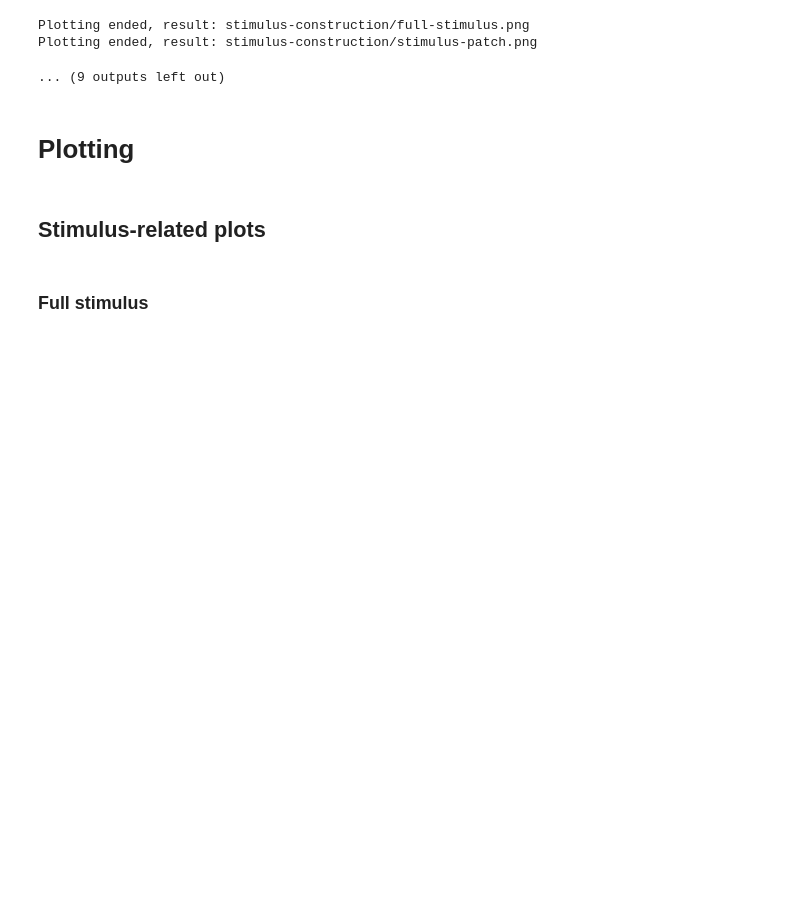
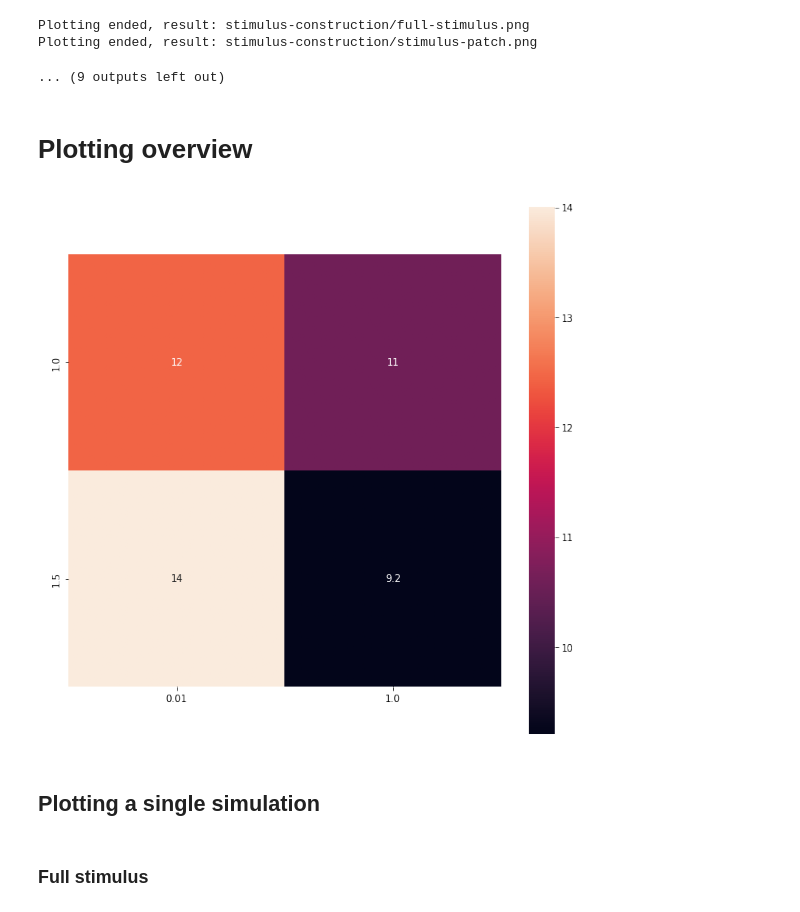
Before and after one commit to thatmariia/grid-ping, a Jupyter notebook: src/main.ipynb, the cells around one changed output. Drawn from its saved outputs; the diff is of its cells as text; code cells hidden in the pictures; blank space fills up the shorter version.

```diff
--- a/src/main.ipynb
+++ b/src/main.ipynb
@@ -37,4 +37,4 @@ Plotting ended, result: stimulus-construction/full-stimulus.png
 Plotting ended, result: stimulus-construction/stimulus-patch.png
 ... (9 outputs left out)
 # %% [markdown]
-# Plotting
+# Plotting overview
@@ -40,0 +45,6 @@ Plotting ended, result: stimulus-construction/stimulus-patch.png
+# %%
+from src.plotter.ping_frequencies import display_frequencies_std
+
+display_frequencies_std()
+# %% [output]
+[figure, added]
@@ -41,3 +53,5 @@ Plotting ended, result: stimulus-construction/stimulus-patch.png
+# %% [markdown]
+## Plotting a single simulation
 # %%
 # choose from [1.0, 1.125, 1.25, 1.375, 1.5]
 distance_scale = 1.5
@@ -52,2 +60,0 @@ cd_plotting_directory(distance_scale, contrast_range)
-# %% [markdown]
-## Stimulus-related plots
```
Also changed, not shown: parts of 12 cells of this notebook, 5 other files.
